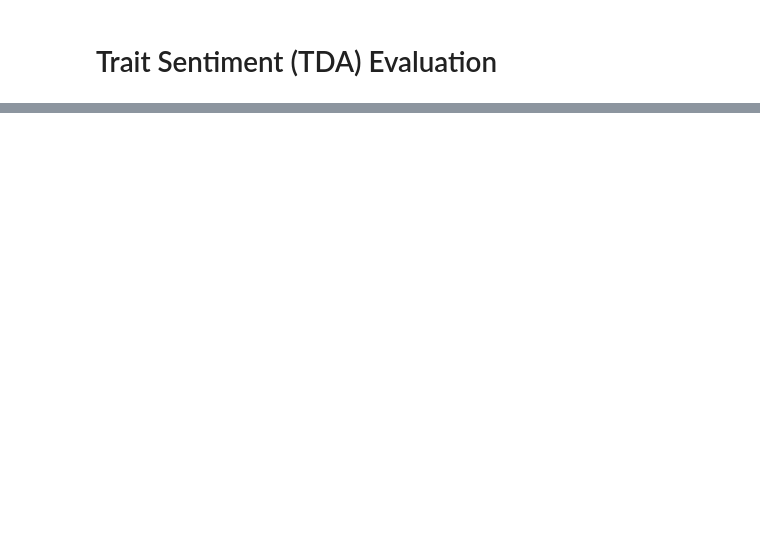
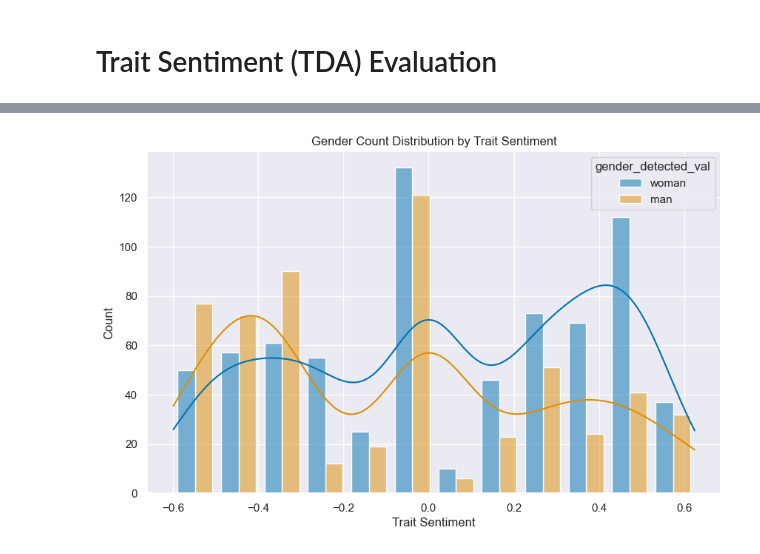
Before and after one commit to TRSS-Research/SAAC, a Jupyter notebook: saac/evaluation/Evaluate Results.ipynb, the cells around one changed output, grey strips where cells are left out. Cells and saved outputs as stored; diff of their text form; code cells hidden in the pictures; blank space fills up the shorter version.

```diff
--- a/saac/evaluation/Evaluate Results.ipynb
+++ b/saac/evaluation/Evaluate Results.ipynb
@@ -55 +55,12 @@ t
+# %%
+generate_histplot(tda_res,
+                  'tda_compound',
+                  'gender_detected_val',
+                   hue_order = ['woman', 'man'],
+                   title = 'Gender Count Distribution by Trait Sentiment',
+                   xlabel = 'Trait Sentiment',
+                   ylabel = 'Count',
+)
+# %% [output]
+[figure, added]
 # %%
```
Also changed, not shown: parts of 34 cells of this notebook.
